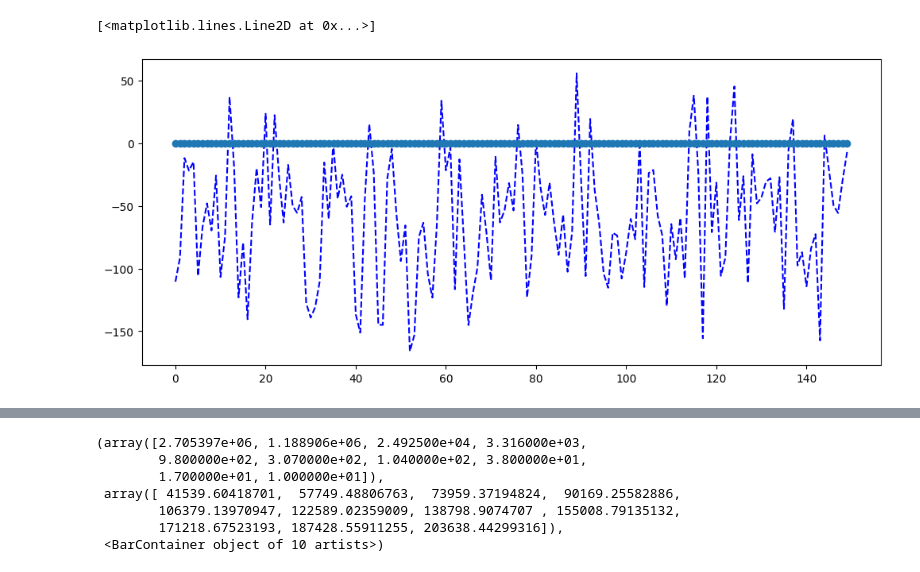
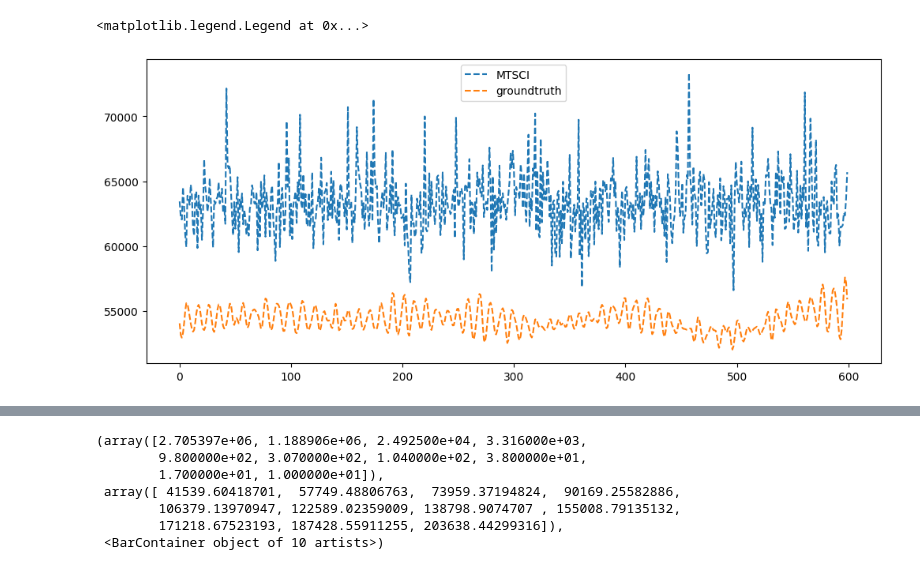
Before and after one commit to rribault-fem/MTSCI, a Jupyter notebook: imgs/plot_results.ipynb, the cells around one changed output, grey strips where cells are left out. Drawn from its saved outputs; the diff is of its cells as text; code cells hidden in the pictures.

```diff
--- a/imgs/plot_results.ipynb
+++ b/imgs/plot_results.ipynb
@@ -9,27 +13,27 @@ with open(skicit_scaler_file_path, "rb") as fb:
     skicit_scaler = pk.load(fb)
 # %%
 import numpy as np
-
-results = np.load('../results/demosath/block/0.0033/result_test_2024-10-25-15-00-08.npy', allow_pickle=True).item()
+results = np.load('../results/demosath_2/block/0.0033/result_test_2024-10-28-09-42-17.npy', allow_pickle=True).item()
 np.shape(results["groundtruth"])
 
 results["groundtruth"] = np.concatenate(results["groundtruth"] , axis=0)
 results["imputed_data"] = np.concatenate(results["imputed_data"] , axis=0)
-results["imputed_data"] = skicit_scaler.transform(results["imputed_data"])
-results["groundtruth"] = skicit_scaler.transform(results["groundtruth"])
+# results["imputed_data"] = skicit_scaler.transform(results["imputed_data"])
+# results["groundtruth"] = skicit_scaler.transform(results["groundtruth"])
 # %%
 import matplotlib.pyplot as plt
 # Create plot
 plt.figure(figsize=(12, 5))
+channel=14
+# Plot ground truth
+plt.plot( results["imputed_data"][:,channel], '--', label='MTSCI', zorder=1)
+# Plot observed data
+plt.plot(results["groundtruth"][:,channel], '--', label='groundtruth', zorder=2)
 
-# Plot ground truth
-plt.plot( results["imputed_data"][0:150,14], 'b--', label='MTSCI', zorder=1)
-
-# Plot observed data
-plt.plot(results["groundtruth"][0:150,14], 'o', label='groundtruth', zorder=2)
+plt.legend()
 # %% [output]
-[<matplotlib.lines.Line2D at 0x...>]
+<matplotlib.legend.Legend at 0x...>
-[figure, old version]
+[figure, new version]
 # %%
 results["imputed_data"] = skicit_scaler.transform(results["imputed_data"])
 results["groundtruth"] = skicit_scaler.transform(results["groundtruth"])
```
Also changed, not shown: parts of 8 cells of this notebook, 10 other files.
